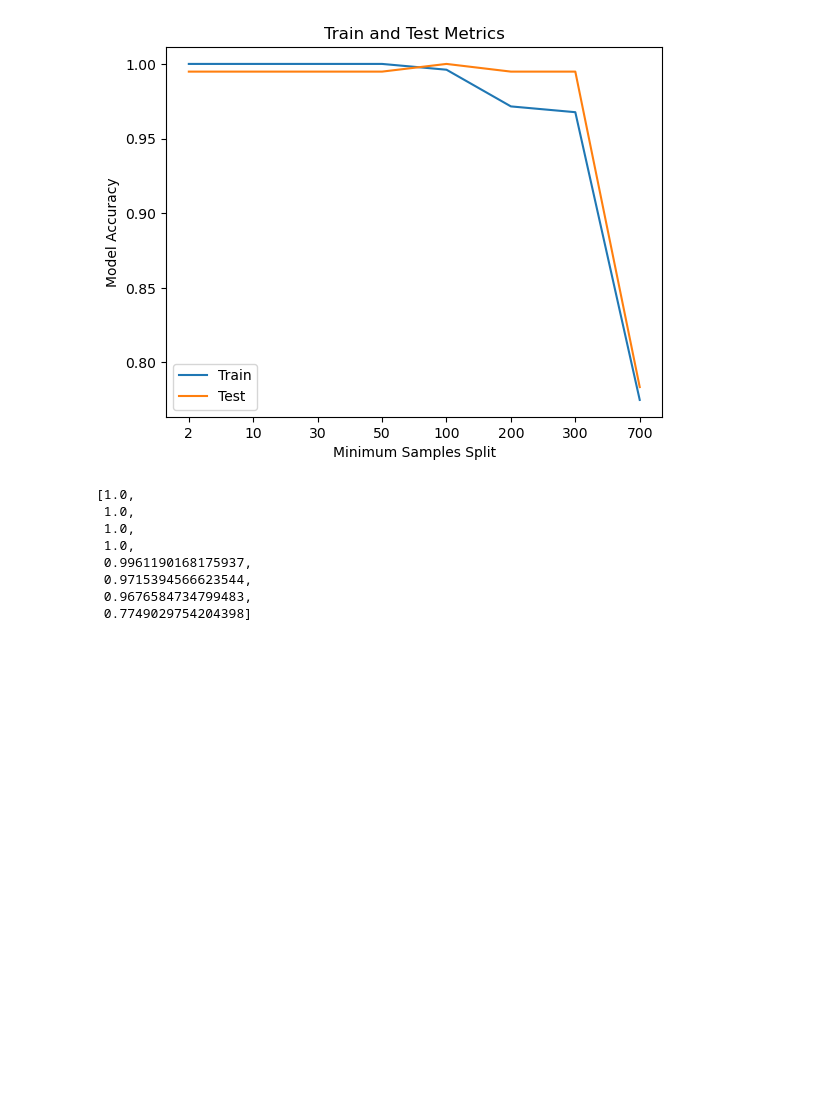
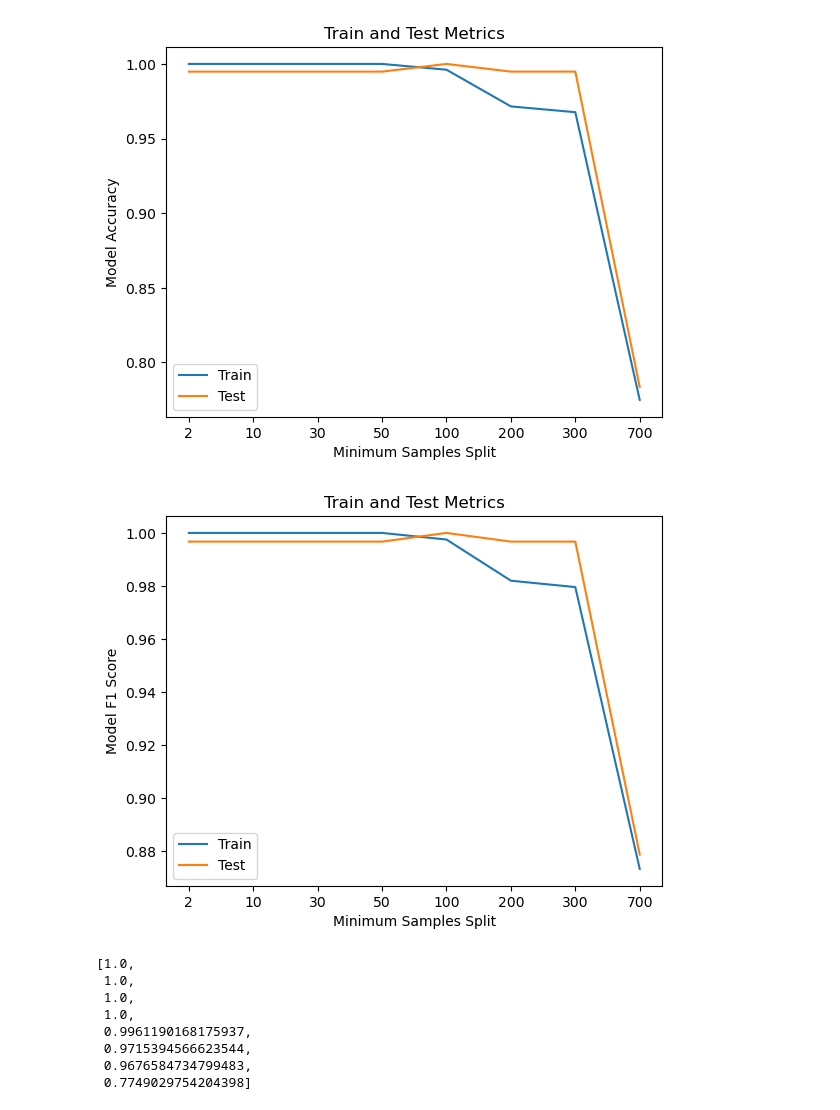
Before and after one commit to usmanadaudu/water_potability_prediction_web_app, a Jupyter notebook: notebooks/Water_potability_model4.ipynb, the cells around one changed output. Cells and saved outputs as stored; diff of their text form; code cells hidden in the pictures; blank space fills up the shorter version.

```diff
--- a/notebooks/Water_potability_model4.ipynb
+++ b/notebooks/Water_potability_model4.ipynb
@@ -544,6 +564,16 @@ plt.plot(accuracy_list_val)
 plt.legend(['Train','Test']);
 # %% [output]
 [figure]
+# %%
+plt.title('Train and Test Metrics')
+plt.xlabel('Minimum Samples Split')
+plt.ylabel('Model F1 Score')
+plt.xticks(ticks = range(len(min_samples_split_list )),labels=min_samples_split_list)
+plt.plot(f1_list_train)
+plt.plot(f1_list_val)
+plt.legend(['Train','Test']);
+# %% [output]
+[figure, added]
 # %%
 accuracy_list_train
 # %% [output]
```
Also changed, not shown: parts of 4 cells of this notebook.
